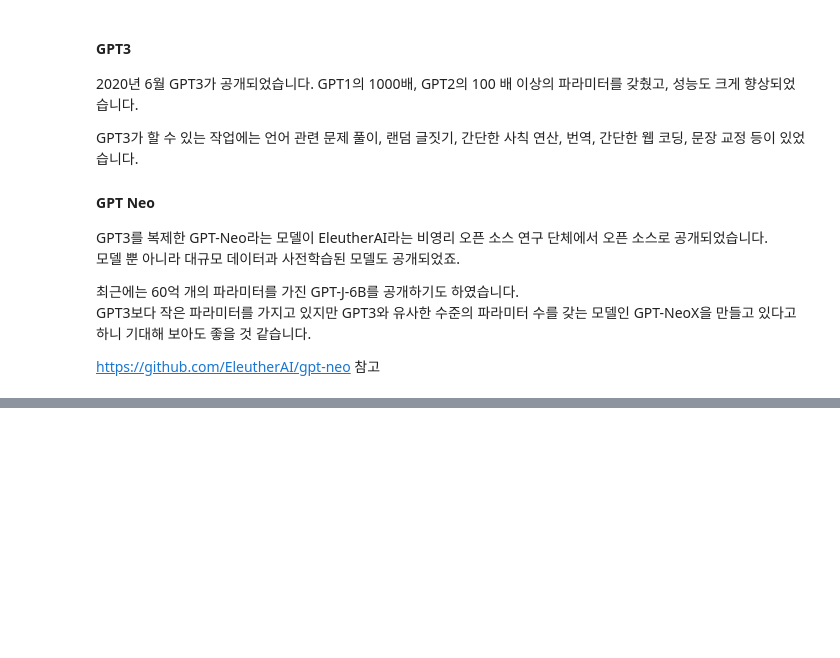
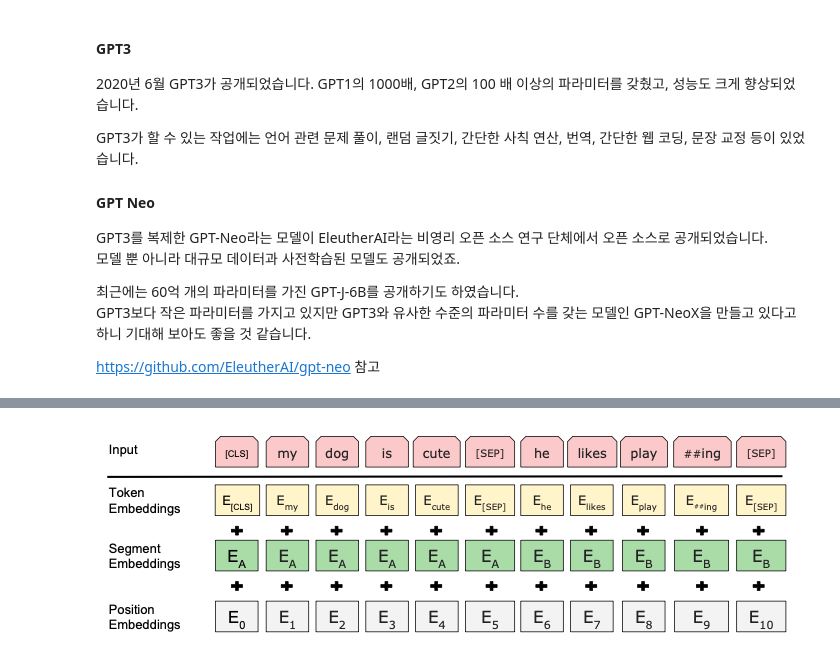
Before and after one commit to ziippy/modoo-nlp, a Jupyter notebook: 19_modern_nlp.ipynb, the cells around one changed output, grey strips where cells are left out. Cells and saved outputs as stored; diff of their text form; code cells hidden in the pictures; blank space fills up the shorter version.

```diff
--- a/19_modern_nlp.ipynb
+++ b/19_modern_nlp.ipynb
@@ -139,0 +182,5 @@ https://github.com/EleutherAI/gpt-neo 참고
+# %%
+from IPython.display import Image
+Image(filename='capture/19_BERT_embedding.png')
+# %% [output]
+[figure, added]
```
Also changed, not shown: parts of 11 cells of this notebook, 3 other files.
